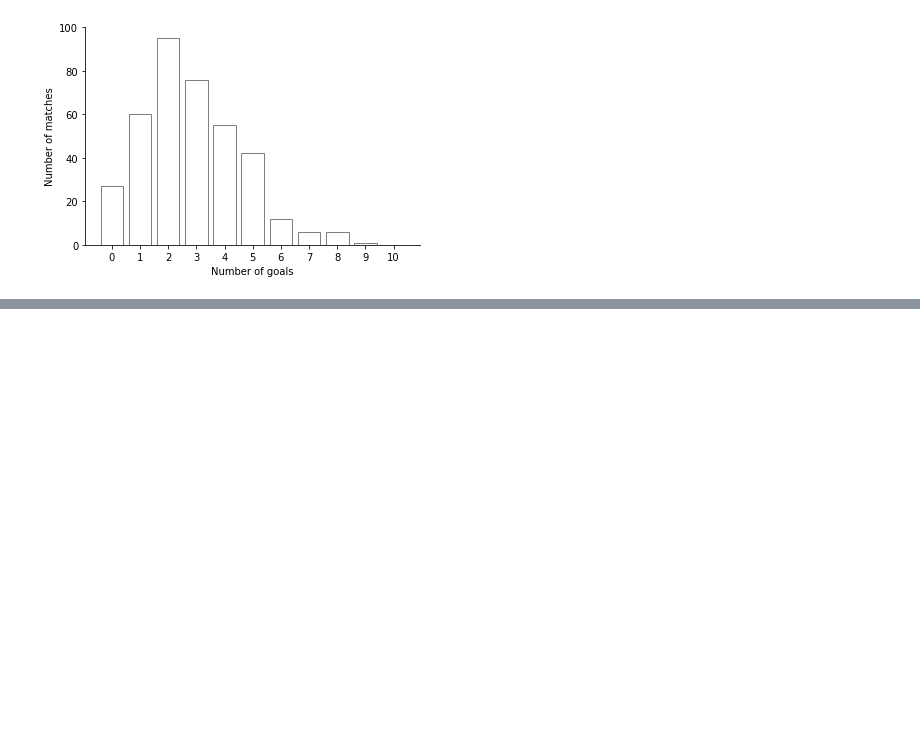
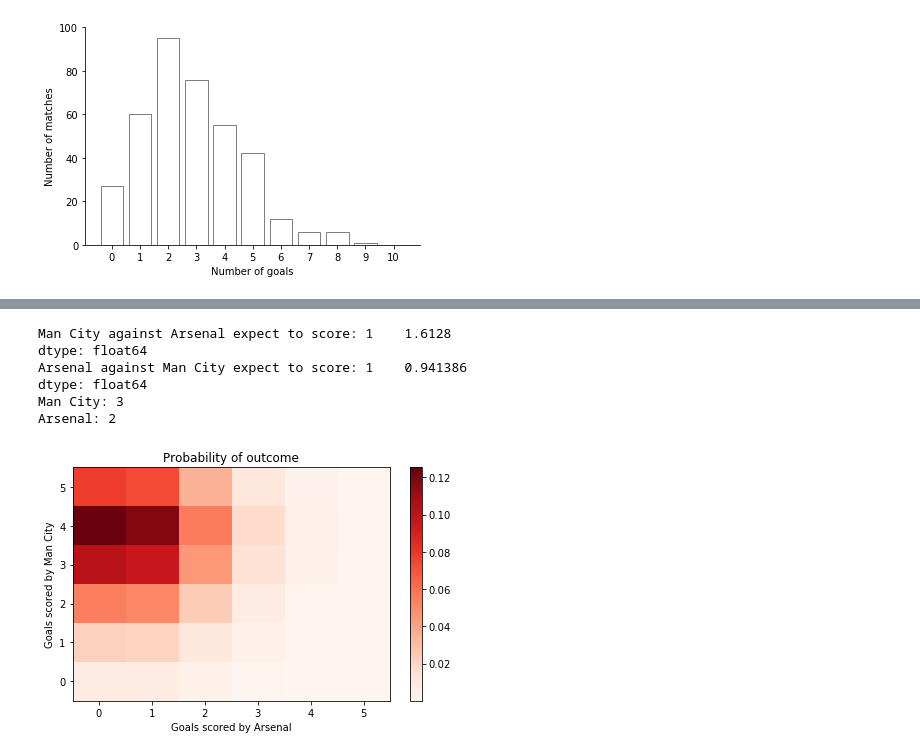
Before and after one commit to yashkarle/soccer-ds-stats, a Jupyter notebook: Projects/4UppsalaMMS/5_SimMatches/sim_match.ipynb, the cells around one changed output, grey strips where cells are left out. Saved outputs shown, nothing was run; the diff lists cells and outputs as text; code cells hidden in the pictures; blank space fills up the shorter version.

Commit message:
sim matches notebook update

```diff
--- a/Projects/4UppsalaMMS/5_SimMatches/sim_match.ipynb
+++ b/Projects/4UppsalaMMS/5_SimMatches/sim_match.ipynb
@@ -108,0 +190,4 @@ plt.show()
+# %%
+poisson_model = smf.glm(formula="goals ~ home + team + opponent", data=goal_model_data,
+                        family=sm.families.Poisson()).fit()
+poisson_model.summary()
@@ -108,0 +221,53 @@ plt.show()
+# %%
+# Set teams here
+home_team='Man City'
+away_team='Arsenal'
+
+#Predict for Arsenal vs. Manchester City
+home_score_rate=poisson_model.predict(pd.DataFrame(data={'team': home_team, 'opponent': away_team,'home':1},index=[1]))
+away_score_rate=poisson_model.predict(pd.DataFrame(data={'team': away_team, 'opponent': home_team,'home':0},index=[1]))
+print(home_team + ' against ' + away_team + ' expect to score: ' + str(home_score_rate))
+print(away_team + ' against ' + home_team + ' expect to score: ' + str(away_score_rate))
+
+#Lets just get a result
+home_goals=np.random.poisson(home_score_rate)
+away_goals=np.random.poisson(away_score_rate)
+print(home_team + ': ' + str(home_goals[0]))
+print(away_team + ': '  + str(away_goals[0]))
+# %% [output]
+Man City against Arsenal expect to score: 1    1.6128
+dtype: float64
+Arsenal against Man City expect to score: 1    0.941386
+dtype: float64
+Man City: 3
+Arsenal: 2
+# %%
+# Code to caluclate the goals for the match.
+def simulate_match(foot_model, homeTeam, awayTeam, max_goals=10):
+    home_goals_avg = foot_model.predict(pd.DataFrame(data={'team': homeTeam,'opponent': awayTeam, 'home': 1},index=[1])).values[0]
+    away_goals_avg = foot_model.predict(pd.DataFrame(data={'team': awayTeam,'opponent': homeTeam, 'home': 0},index=[1])).values[0]
+    team_pred = [[poisson.pmf(i, team_avg) for i in range(0, max_goals + 1)] for team_avg in [home_goals_avg, away_goals_avg]]
+    return (np.outer(np.array(team_pred[0]), np.array(team_pred[1])))
+
+#Fill in the matrix
+max_goals=5
+score_matrix=simulate_match(poisson_model, home_team, away_team,max_goals)
+
+fig=plt.figure()
+ax=fig.add_subplot(1,1,1)
+pos=ax.imshow(score_matrix, extent=[-0.5,max_goals+0.5,-0.5,max_goals+0.5], aspect='auto',cmap=plt.cm.Reds)
+fig.colorbar(pos, ax=ax)
+ax.set_title('Probability of outcome')
+plt.xlim((-0.5,5.5))
+plt.ylim((-0.5,5.5))
+plt.tight_layout()
+ax.set_xlabel('Goals scored by ' + away_team)
+ax.set_ylabel('Goals scored by ' + home_team)
+plt.show()
+
+#Home, draw, away probabilities
+homewin=np.sum(np.tril(score_matrix, -1))
+draw=np.sum(np.diag(score_matrix))
+awaywin=np.sum(np.triu(score_matrix, 1))
+# %% [output]
+[figure, added]
```
Also changed, not shown: parts of 7 cells of this notebook, 1 other file.
